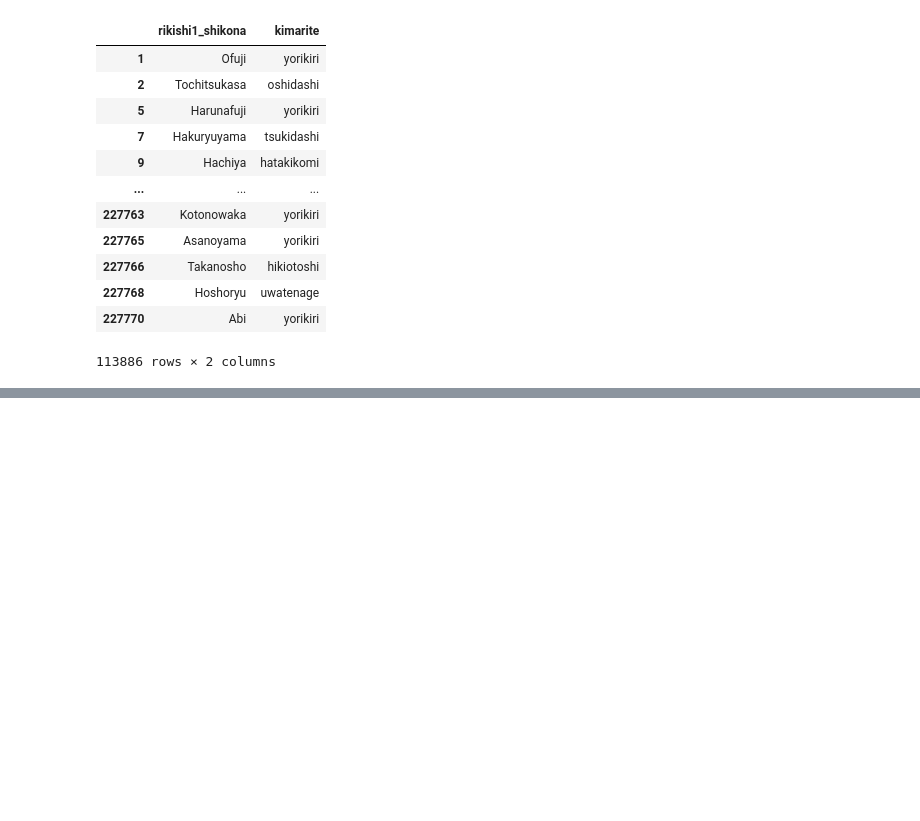
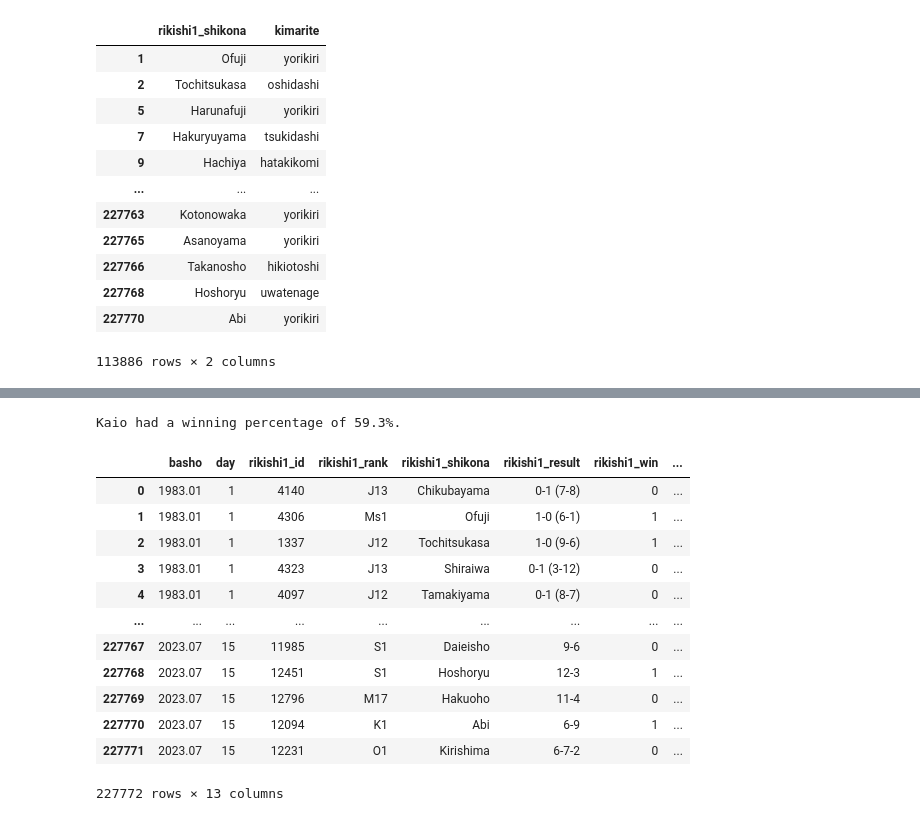
Before and after one commit to mjbrechner/sumo, a Jupyter notebook: Sumo Results.ipynb, the cells around one changed output, grey strips where cells are left out. Drawn from its saved outputs; the diff is of its cells as text; code cells hidden in the pictures; blank space fills up the shorter version.

Commit message:
added cleaning script, also several testing updates

```diff
--- a/Sumo Results.ipynb
+++ b/Sumo Results.ipynb
@@ -112,0 +183,10 @@ win_count
+# %%
+wp = won_loss_df[won_loss_df.Shikona == "Kaio"].Wins / (won_loss_df[won_loss_df.Shikona == "Kaio"].Wins + won_loss_df[won_loss_df.Shikona == "Kaio"].Losses)
+p = 59.3
+wp = round(wp, 2)
+wp = int(wp)
+print(f"Kaio had a winning percentage of {p}%.")
+
+# sumo_only_wins = sumo[sumo.rikishi1_win == int("1")]
+# %% [output]
+Kaio had a winning percentage of 59.3%.
@@ -112,0 +203,44 @@ win_count
+# %%
+#What is the highest rank each rikishi on the list achieved?
+#The information in rikishi1_rank includes a designation of "e" or "w" ("east" or "west" on the banzuke), but as that is immaterial to ranking, we can strip it out.
+#A simple excision of the final character doesn't work, so I can't do the following: sumo.rikishi1_rank.str[:-1]
+#See, some rankings appear on the spreadsheet with an "HD" at the end, so I have to work with a list of characters to remove in order to clean this out.
+
+char_to_remove = ['e', 'w', 'HD']
+cleaned_rankings = sumo['rikishi1_rank']
+for character in char_to_remove:
+    cleaned_rankings = cleaned_rankings.str.replace(character, '')
+#print(cleaned_rankings)
+
+
+#But this ranking only shows a rikishi's rank for each match. That rank stays the same throughout any given tournament, but can be adjusted for the next tournament.
+#So we want to see what the highest rank achieved by each rikishi.
+#Starting at the top, the ranks are Y (Yokozuna), O (Ozeki), S (Sekiwake), K (Komusubi). These are the san'yaku ranks, the highest set of rankings.
+#Then comes M (Maegashira, the best being M1 then increasing in number), then J (Juryo, J1, then increasing), Ms (Makushita, Ms1, then increasing).
+#For the top san'yaku ranks, we see things like Y1 and Y2 on the banzuke, but that is just for matching purposes. The numberings only matter at lower levels,
+#which is why the following value assignment gives equal values to each Y/O/S/K rank but differing values for the lower ranks.
+ranking_dict = {'Y1': 1, 'Y2': 1, 'O1': 2, 'O2': 2, 'O3': 2, 'S1': 3, 'S2': 3, 'K1': 4, 'K4': 8, 'M1': 5, 'M2': 6, 'M3': 7, 'M4': 8, 'M5': 9, 'M6': 10, 'M7': 11,
+                'M8': 12, 'M9': 13, 'M10': 14, 'M11': 15, 'M12': 16, 'M13': 17, 'M14': 18, 'M15': 19, 'M16': 20, 'M17': 21, 'M18': 22, 'J1': 23, 'J2': 24, 'J3': 25,
+                'J4': 26, 'J5': 27, 'J6': 28, 'J7': 29, 'J8': 30, 'J9': 31, 'J10': 32, 'J11': 33, 'J12': 34, 'J13': 35, 'J14': 36, 'Ms1': 37, 'Ms2': 38, 'Ms3': 39,
+                'Ms4': 40, 'Ms5': 41, 'Ms6': 42, 'Ms7': 43, 'Ms8': 44, 'Ms9': 45, 'Ms10': 46, 'Ms11': 47, 'Ms12': 48, 'Ms13': 49, 'Ms14': 50}
+
+
+best_rank = {}
+# %%
+sumo_cleaned = sumo
+sumo_cleaned.rikishi1_rank = cleaned_rankings
+sumo_cleaned
+# %% [output]
+|  | basho | day | rikishi1_id | rikishi1_rank | rikishi1_shikona | rikishi1_result | rikishi1_win | ... |
+| 0 | 1983.01 | 1 | 4140 | J13 | Chikubayama | 0-1 (7-8) | 0 | ... |
+| 1 | 1983.01 | 1 | 4306 | Ms1 | Ofuji | 1-0 (6-1) | 1 | ... |
+| 2 | 1983.01 | 1 | 1337 | J12 | Tochitsukasa | 1-0 (9-6) | 1 | ... |
+| 3 | 1983.01 | 1 | 4323 | J13 | Shiraiwa | 0-1 (3-12) | 0 | ... |
+| 4 | 1983.01 | 1 | 4097 | J12 | Tamakiyama | 0-1 (8-7) | 0 | ... |
+| ... | ... | ... | ... | ... | ... | ... | ... | ... |
+| 227767 | 2023.07 | 15 | 11985 | S1 | Daieisho | 9-6 | 0 | ... |
+| 227768 | 2023.07 | 15 | 12451 | S1 | Hoshoryu | 12-3 | 1 | ... |
+| 227769 | 2023.07 | 15 | 12796 | M17 | Hakuoho | 11-4 | 0 | ... |
+| 227770 | 2023.07 | 15 | 12094 | K1 | Abi | 6-9 | 1 | ... |
+| 227771 | 2023.07 | 15 | 12231 | O1 | Kirishima | 6-7-2 | 0 | ... |
+227772 rows × 13 columns
```
Also changed, not shown: parts of 9 cells of this notebook, 8 other files.
